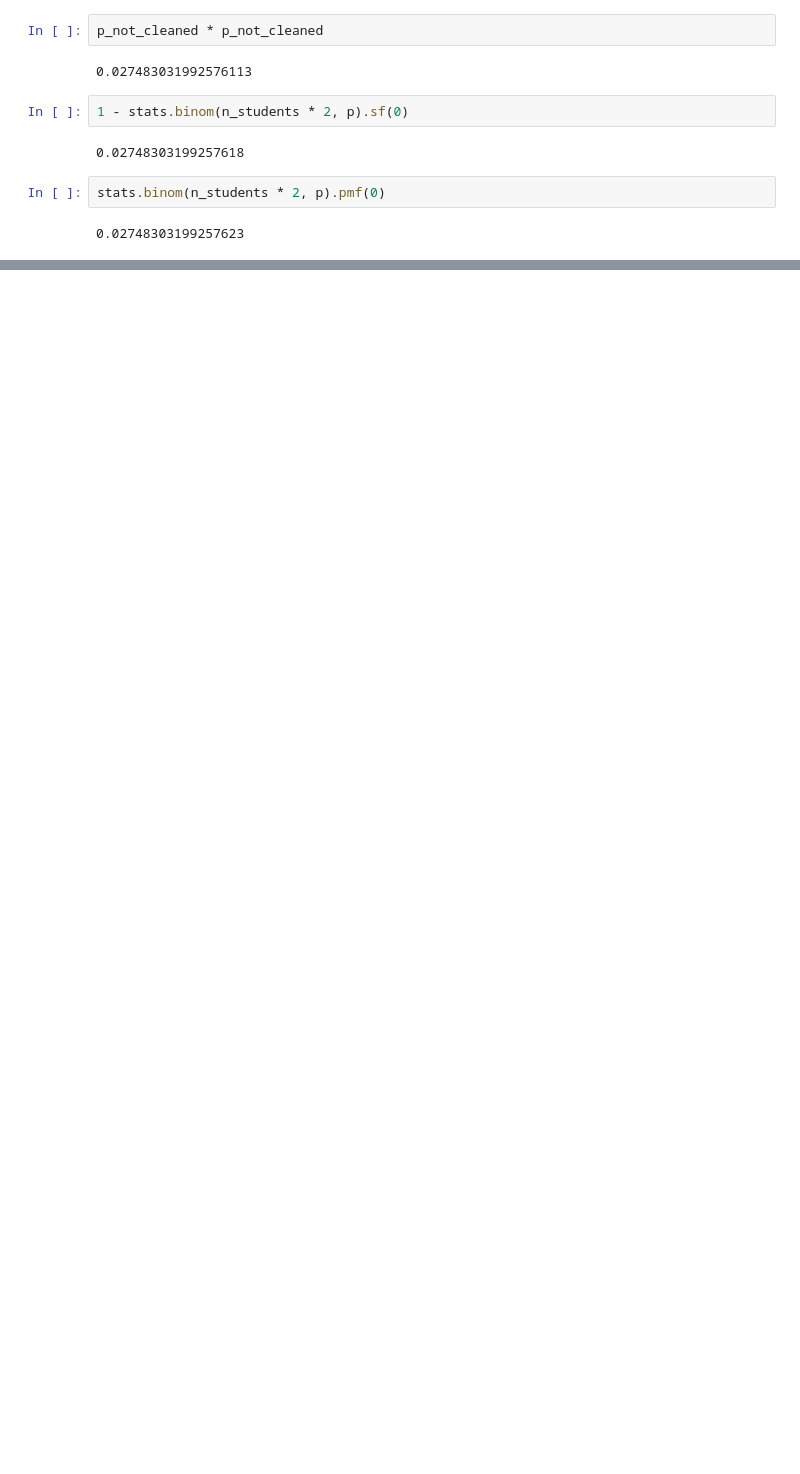
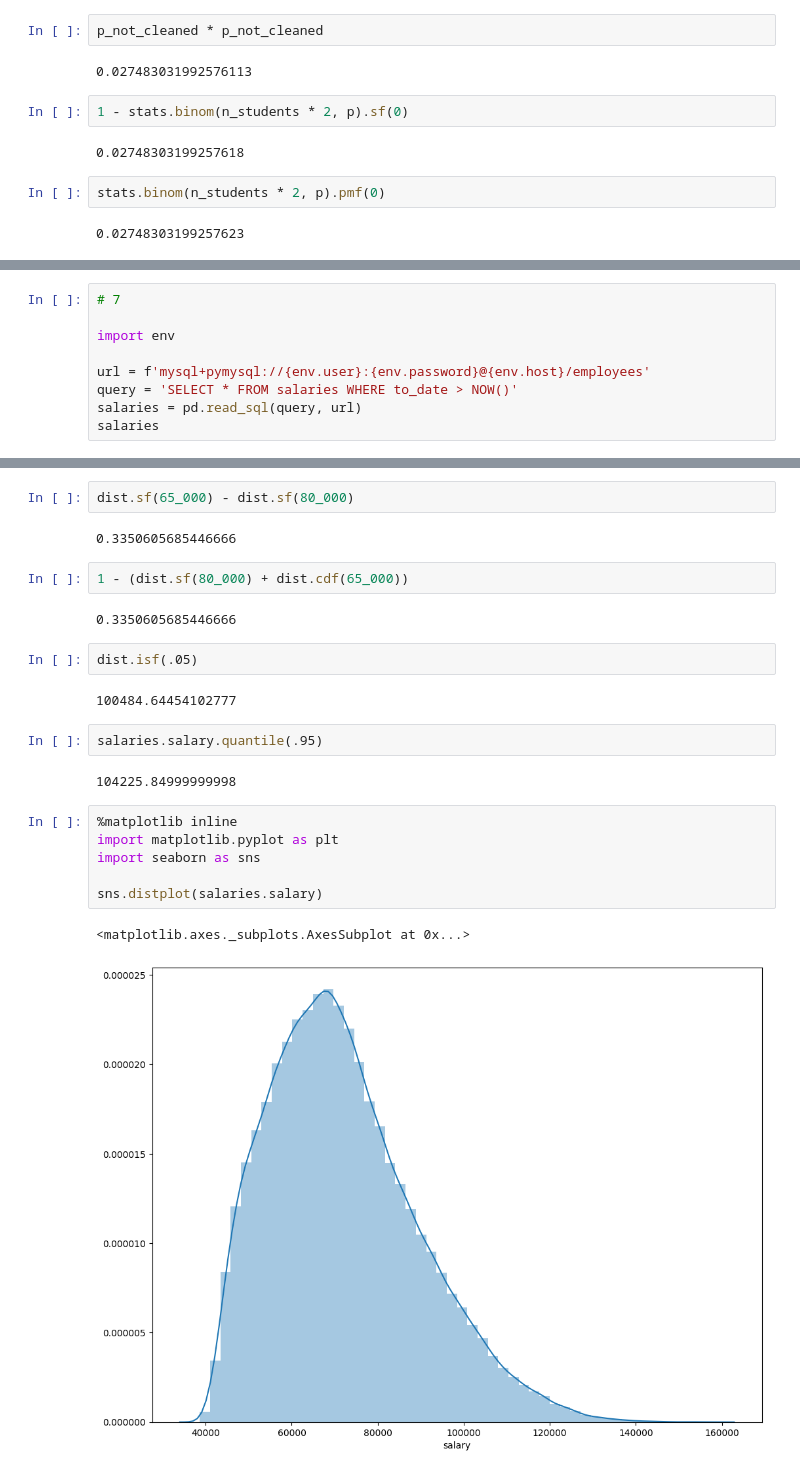
Before and after one commit to CodeupClassroom/bayes-statistics-exercises, a Jupyter notebook: distributions-exercise.ipynb, the cells around one changed output, grey strips where cells are left out. Cells and saved outputs as stored; diff of their text form; blank space fills up the shorter version.

```diff
--- a/distributions-exercise.ipynb
+++ b/distributions-exercise.ipynb
@@ -192,0 +213,9 @@ stats.binom(n_students * 2, p).pmf(0)
+# %%
+# 7
+
+import env
+
+url = f'mysql+pymysql://{env.user}:{env.password}@{env.host}/employees'
+query = 'SELECT * FROM salaries WHERE to_date > NOW()'
+salaries = pd.read_sql(query, url)
+salaries
@@ -192,0 +270,25 @@ stats.binom(n_students * 2, p).pmf(0)
+# %%
+dist.sf(65_000) - dist.sf(80_000)
+# %% [output]
+0.3350605685446666
+# %%
+1 - (dist.sf(80_000) + dist.cdf(65_000))
+# %% [output]
+0.3350605685446666
+# %%
+dist.isf(.05)
+# %% [output]
+100484.64454102777
+# %%
+salaries.salary.quantile(.95)
+# %% [output]
+104225.84999999998
+# %%
+%matplotlib inline
+import matplotlib.pyplot as plt
+import seaborn as sns
+
+sns.distplot(salaries.salary)
+# %% [output]
+<matplotlib.axes._subplots.AxesSubplot at 0x...>
+[figure, added]
```
Also changed, not shown: parts of 29 cells of this notebook, 1 other file.
